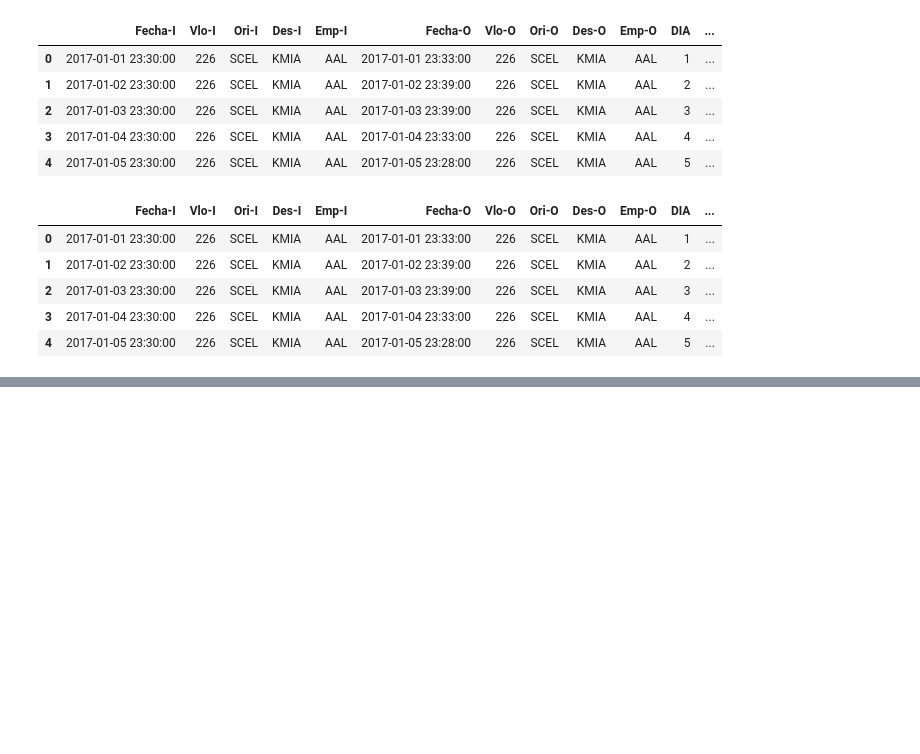
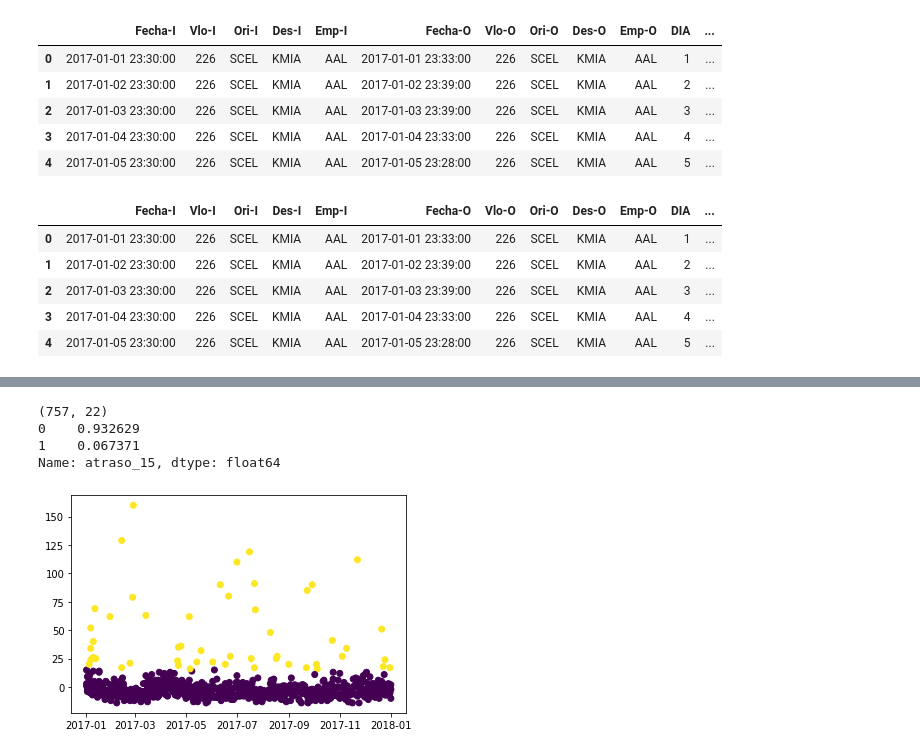
Before and after one commit to juliom86/Challenge-Data-Scientist-Latam, a Jupyter notebook: Soluciones.ipynb, the cells around one changed output, grey strips where cells are left out. Drawn from its saved outputs; the diff is of its cells as text; code cells hidden in the pictures; blank space fills up the shorter version.

```diff
--- a/Soluciones.ipynb
+++ b/Soluciones.ipynb
@@ -249,0 +268,15 @@ df.tail(60)
+# %%
+aer = df[df['OPERA'] =='American Airlines']
+
+#am_air = aer.groupby('OPERA')['dif_min'].mean()
+#am_air
+
+plt.scatter(aer['Fecha-I'], aer.dif_min, c = aer.atraso_15)
+print(aer.shape)
+print(aer.atraso_15.value_counts(normalize = True))
+# %% [output]
+(757, 22)
+0    0.932629
+1    0.067371
+Name: atraso_15, dtype: float64
+[figure, added]
```
Also changed, not shown: parts of 29 cells of this notebook, 1 other file.
